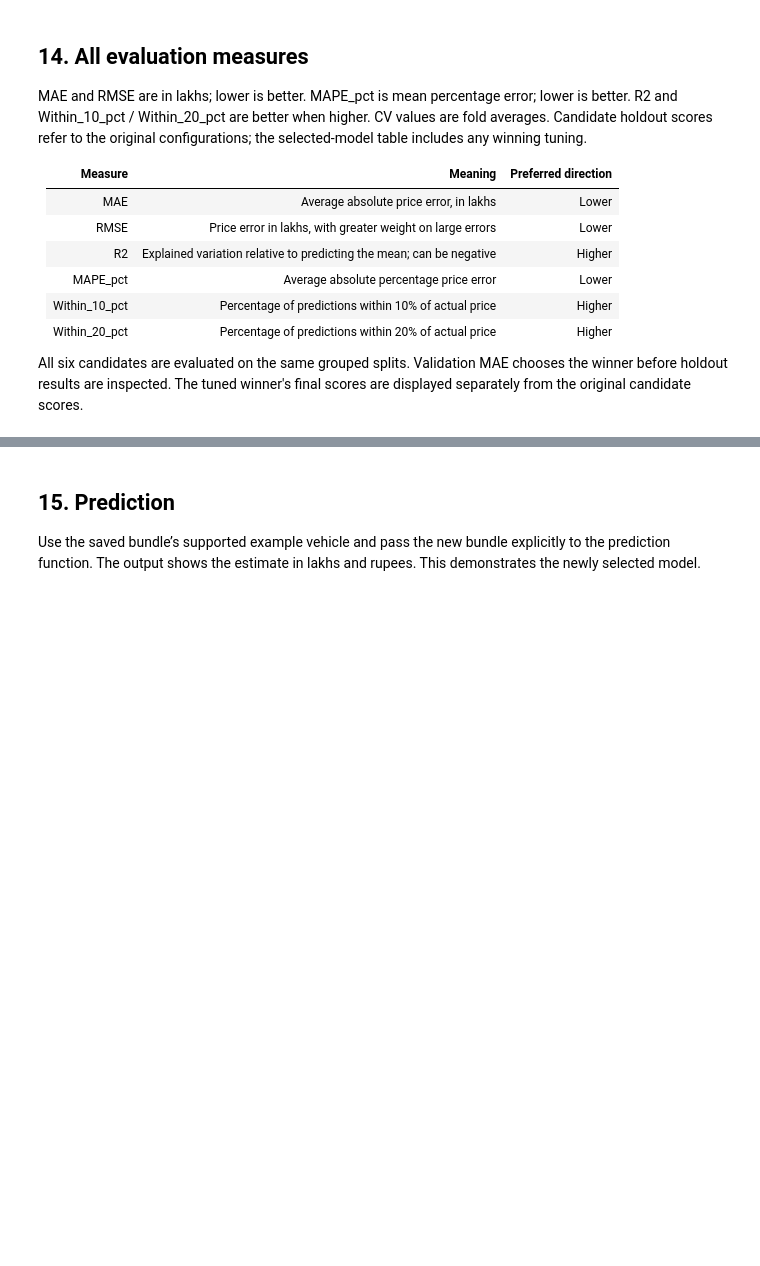
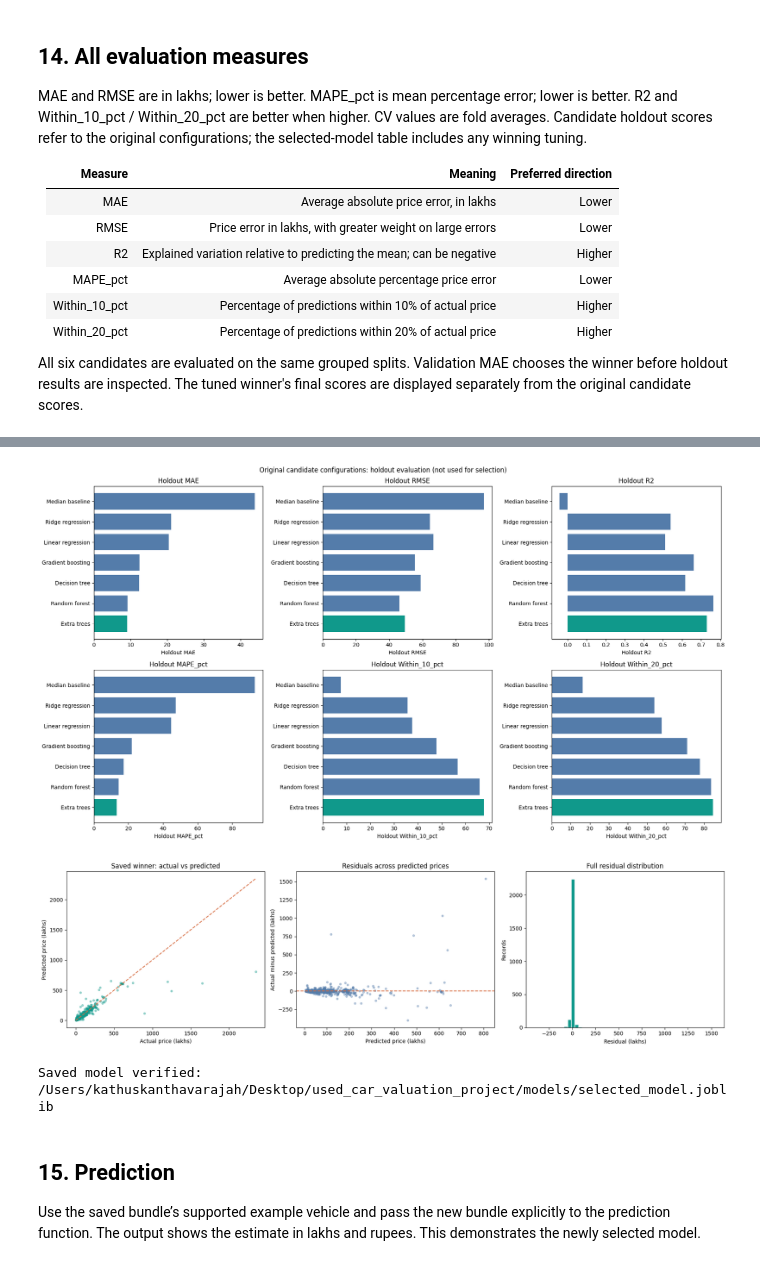
Before and after one commit to Kathuskan/AutoValue, a Jupyter notebook: notebooks/Complete_workflow.ipynb, the cells around one changed output, grey strips where cells are left out. Saved outputs shown, nothing was run; the diff lists cells and outputs as text; code cells hidden in the pictures; blank space fills up the shorter version.

```diff
--- a/notebooks/Complete_workflow.ipynb
+++ b/notebooks/Complete_workflow.ipynb
@@ -1006,3 +1014,41 @@ Selected CV MAE: 9.92214219585722
+# %%
+# Holdout comparison: use separate axes for different metric units.
+fig, axes = plt.subplots(2, 3, figsize=(18, 10))
+for ax, metric in zip(axes.flat, holdout_columns):
+    colours = ["#10998b" if name == info["winner"] else "#547caa" for name in comparison["Model"]]
+    ax.barh(comparison["Model"], comparison[metric], color=colours)
+    ax.set_title(metric)
+    ax.set_xlabel(metric)
+fig.suptitle("Original candidate configurations: holdout evaluation (not used for selection)")
+plt.tight_layout()
+plt.show()
+
+# Reload from disk to check the exact saved model used for prediction.
+bundle = joblib.load(MODEL_PATH)
+holdout_data = data.iloc[info["holdout_indices"]]
+actual = holdout_data["Price"].to_numpy()
+predicted = bundle["pipeline"].predict(holdout_data[FEATURES])
+recomputed = train.metrics(actual, predicted)
+for name, value in recomputed.items():
+    assert np.isclose(value, info["test"][name])
+residuals = actual - predicted
+fig, axes = plt.subplots(1, 3, figsize=(18, 5))
+axes[0].scatter(actual, predicted, s=12, alpha=.4, color="#10998b")
+limit = max(actual.max(), predicted.max())
+axes[0].plot([0, limit], [0, limit], "--", color="#d86e43")
+axes[0].set(xlabel="Actual price (lakhs)", ylabel="Predicted price (lakhs)", title="Saved winner: actual vs predicted")
+axes[1].scatter(predicted, residuals, s=12, alpha=.4, color="#547caa")
+axes[1].axhline(0, linestyle="--", color="#d86e43")
+axes[1].set(xlabel="Predicted price (lakhs)", ylabel="Actual minus predicted (lakhs)", title="Residuals across predicted prices")
+axes[2].hist(residuals, bins=50, color="#10998b", edgecolor="white")
+axes[2].set(xlabel="Residual (lakhs)", ylabel="Records", title="Full residual distribution")
+plt.tight_layout()
+plt.show()
+print("Saved model verified:", MODEL_PATH)
+# %% [output]
+[figure, added]
+[figure, added]
+Saved model verified: /Users/kathuskanthavarajah/Desktop/used_car_valuation_project/models/selected_model.joblib
 # %% [markdown]
 ## 15. Prediction
 
```
Also changed, not shown: parts of 6 cells of this notebook, 4 other files.
